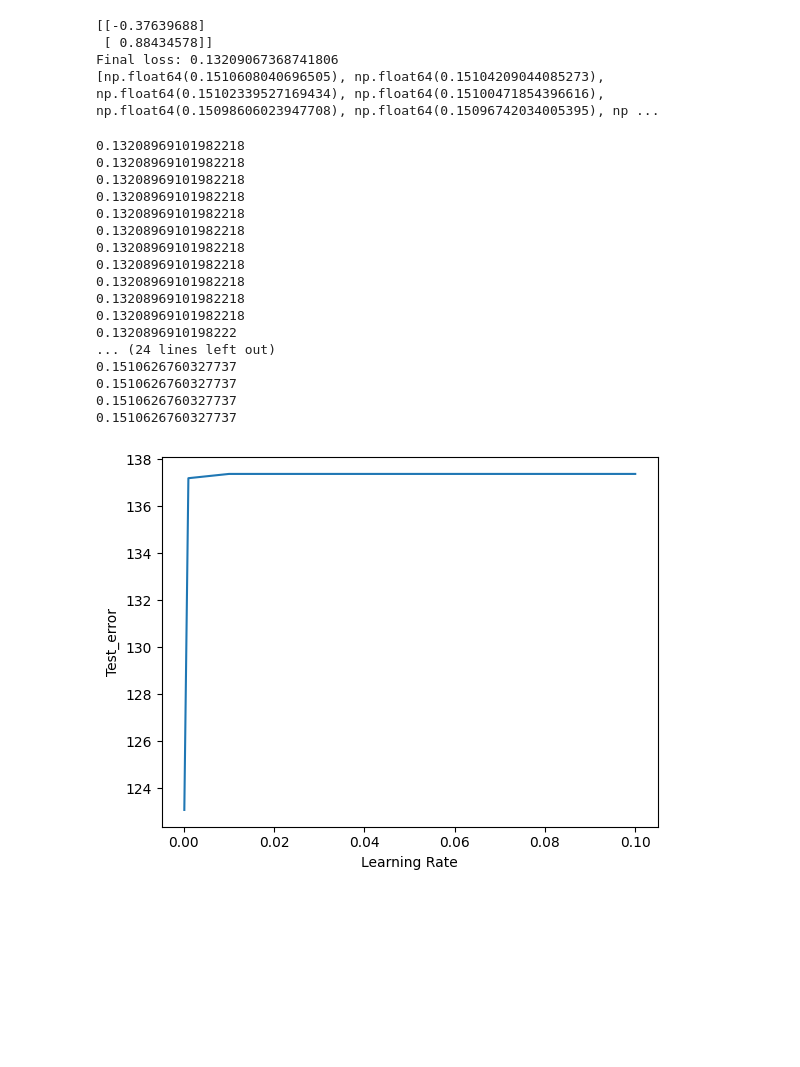
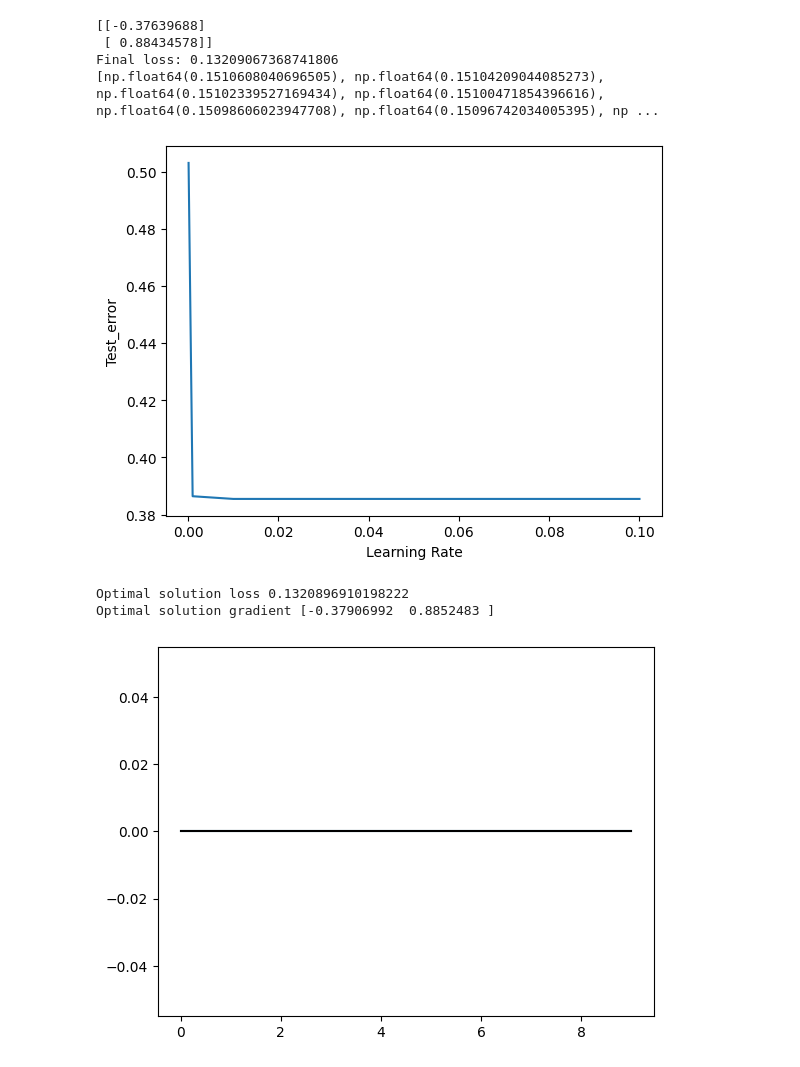
Before and after one commit to DivikChotani/machine-learning, a Jupyter notebook: HW1_code/Notebook.ipynb, the cells around one changed output. Saved outputs shown, nothing was run; the diff lists cells and outputs as text; code cells hidden in the pictures; blank space fills up the shorter version.

Commit message:
closed form solution for linear regression

```diff
--- a/HW1_code/Notebook.ipynb
+++ b/HW1_code/Notebook.ipynb
@@ -266,58 +266,44 @@ Final loss: 0.13209067368741806
 from numpy.linalg import norm
 lrs = [1e-1, 1e-2, 1e-3, 1e-4]
 test_err = np.zeros((len(lrs),1))
 # ================================================================ #
 # YOUR CODE HERE:
 # Train the Logistic regression for different learning rates and average the test error over 10 times
 # ================================================================ #
 
 for i, eta in enumerate(lrs):
     # train from scratch
     total_err = 0
     for _ in range(10):
         regression = Regression(m=1, reg_param=0)
         loss_history, w = regression.train_LR(X_train, y_train, eta=eta, batch_size=30, num_iters=10000)
-        y_pred = regression.predict(X_test).reshape(-1, 1)
+        y_pred = regression.predict(X_test)
 
         err = norm(y_pred - y_test)**2 / len(y_test)
         total_err += err
 
     test_err[i] = total_err / 10
 
 # ================================================================ #
 # END YOUR CODE HERE
 # ================================================================ #
 fig = plt.figure()
 plt.plot(lrs,test_err)
 plt.xlabel('Learning Rate')
 plt.ylabel('Test_error')
 plt.show()
 fig.savefig('./plots/LR_Batch_test.pdf')
 # %% [output]
-0.13208969101982218
-0.13208969101982218
-0.13208969101982218
-0.13208969101982218
-0.13208969101982218
-0.13208969101982218
-0.13208969101982218
-0.13208969101982218
-0.13208969101982218
-0.13208969101982218
-0.13208969101982218
-0.1320896910198222
-... (24 lines left out)
-0.1510626760327737
-0.1510626760327737
-0.1510626760327737
-0.1510626760327737
-[figure, old version]
+[figure, new version]
 # %%
 ## PART (e):
 ## Complete closed_form function in Regression.py file
 loss_2, w_2 = regression.closed_form(X_train, y_train)
 print('Optimal solution loss',loss_2)
 print('Optimal solution gradient',w_2)
+# %% [output]
+Optimal solution loss 0.1320896910198222
+Optimal solution gradient [-0.37906992  0.8852483 ]
 # %%
 ## PART (g):
 train_loss=np.zeros((10,1))
@@ -327,13 +313,21 @@ test_loss=np.zeros((10,1))
 # complete the following code to plot both the training and test loss in the same plot
 # for m range from 1 to 10
 # ================================================================ #
-
+for m in range(10):
+    regression = Regression(m=m, reg_param=0)
+    loss_2, w_2 = regression.closed_form(X_train, y_train)
+    test_lost_2, test_w_2 = regression.closed_form(X_test, y_test)
+    print(loss_2)
+    print(test_loss)
+    print(m)
 # ================================================================ #
 # END YOUR CODE HERE
 # ================================================================ #
 plt.plot(train_loss)
 plt.plot(test_loss, color='black')
 plt.show()
+# %% [output]
+[figure, added]
 # %%
 #PART (i):
 train_loss=np.zeros((10,1))
```
Also changed, not shown: 2 other files.
